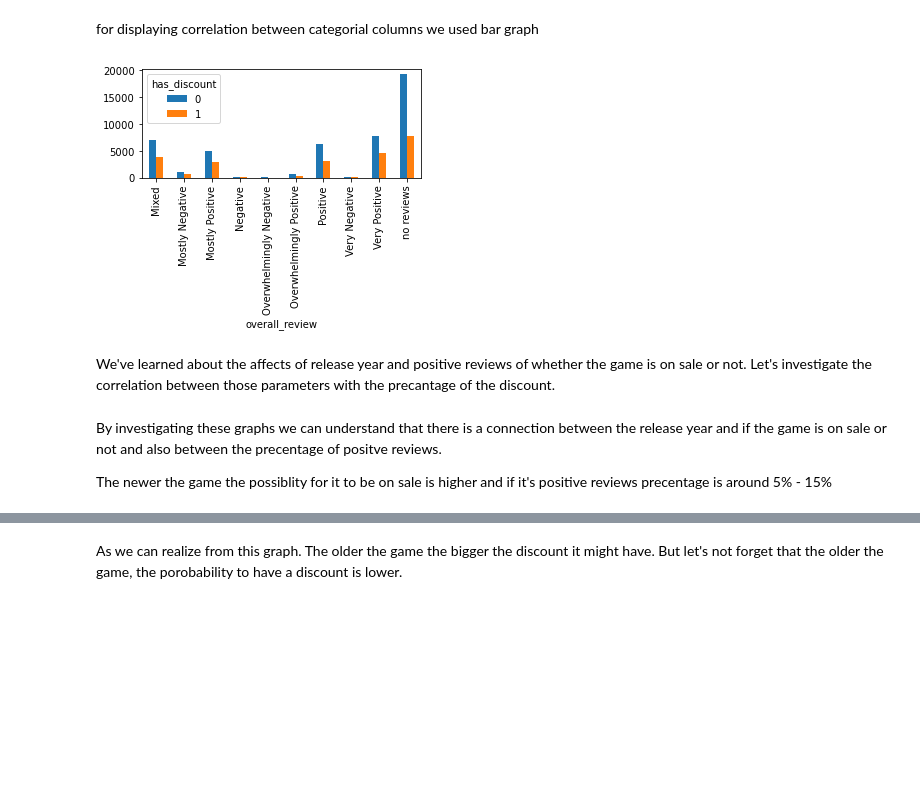
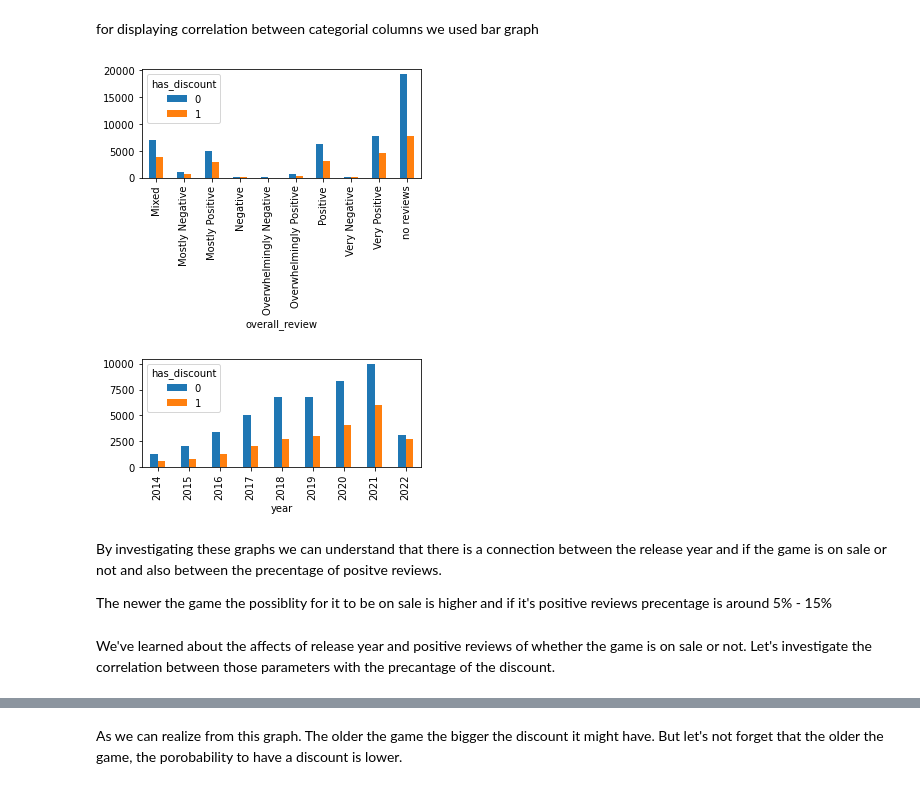
Before and after one commit to YuvalAvishid/Game_Discount_Predictor, a Jupyter notebook: Game_On_Sale.ipynb, the cells around one changed output, grey strips where cells are left out. Drawn from its saved outputs; the diff is of its cells as text; code cells hidden in the pictures; blank space fills up the shorter version.

Commit message:
Finalizing the EDA
Reorganized the text, added new bar graph and prepare the branch for merge

```diff
--- a/Game_On_Sale.ipynb
+++ b/Game_On_Sale.ipynb
@@ -879,8 +894,8 @@ def plot_high_correlated_scatters(df):
         df.plot(col_name_lt, col_name_rt, kind="scatter", ax=axes[i], title = title)
         i = i + 1
 # %%
-def plot_bar_graph(df):
-    ct = pd.crosstab(df['overall_review'], df['has_discount'])
+def plot_bar_graph(df, col_name):
+    ct = pd.crosstab(df[col_name], df['has_discount'])
     ct.plot(kind='bar', figsize=(5,2))
 # %% [markdown]
 #### Is there a connection between the release year and overall review with the discount precentage?
@@ -891,15 +906,17 @@ plot_cross_tabulation(new_df, ['year','price','percentage_positive_total_reviewe
 # %% [markdown]
 for displaying correlation between categorial columns we used bar graph
 # %%
-plot_bar_graph(new_df)
+plot_bar_graph(new_df, 'overall_review')
+plot_bar_graph(new_df, 'year')
 # %% [output]
 [figure]
+[figure, added]
+# %% [markdown]
+By investigating these graphs we can understand that there is a connection between the release year and if the game is on sale or not and also between the precentage of positve reviews.
+
+The newer the game the possiblity for it to be on sale is higher and if it's positive reviews precentage is around 5% - 15%
 # %% [markdown]
 We've learned about the affects of release year and positive reviews of whether the game is on sale or not. Let's investigate the correlation between those parameters with the precantage of the discount.
-# %% [markdown]
-By investigating these graphs we can understand that there is a connection between the release year and if the game is on sale or not and also between the precentage of positve reviews.
-
-The newer the game the possiblity for it to be on sale is higher and if it's positive reviews precentage is around 5% - 15%
 # %%
 new_df.groupby('year').discount.mean()
 new_df.groupby('year').discount.mean().plot(kind='line')  #kind=line is used in order to obtain a line plot\n",
```
Also changed, not shown: parts of 22 cells of this notebook.
